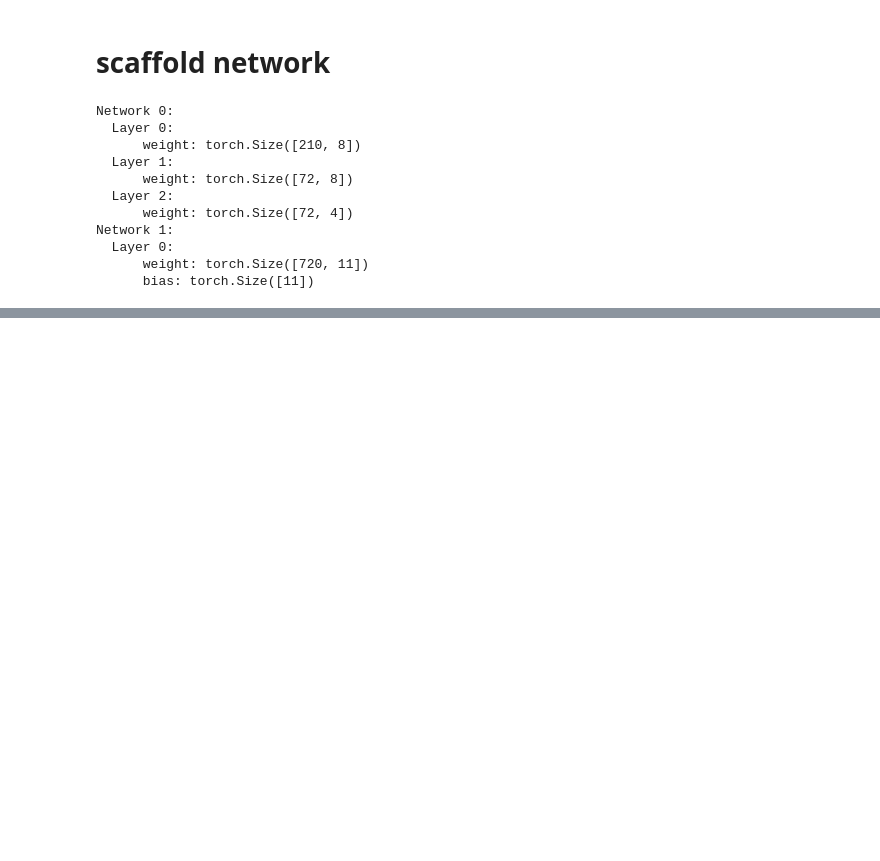
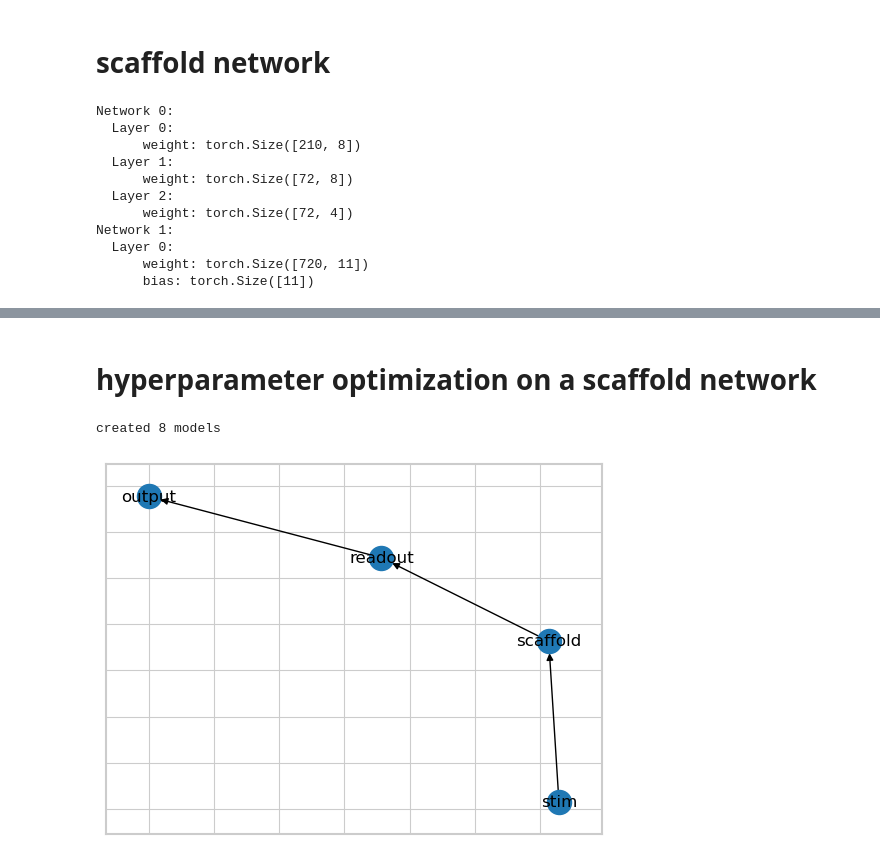
Before and after one commit to NeuroTheoryUMD/mattjac, a Jupyter notebook: v1/try_models.ipynb, the cells around one changed output, grey strips where cells are left out. Saved outputs shown, nothing was run; the diff lists cells and outputs as text; code cells hidden in the pictures; blank space fills up the shorter version.

Commit message:
Fixed up the experiment runner a little bit.
Fixed bug in Add.

```diff
--- a/v1/try_models.ipynb
+++ b/v1/try_models.ipynb
@@ -378,2 +354,0 @@ Done fitting
-# %%
-cnn.fit(data, **adam_pars)
@@ -392,0 +355,61 @@ Done fitting
+# %% [markdown]
+# hyperparameter optimization on a scaffold network
+# %%
+import experiment as exp
+import model_factory as mf
+import model as m
+reload(exp)
+
+conv_layer0 = m.ConvolutionalLayer(
+    norm_type=m.Norm.none,
+    NLtype=m.NL.relu,
+    bias=False,
+    initialize_center=True,
+    reg_vals=[
+        {'d2xt': 0.0001, 'center': None, 'bcs':{'d2xt':1} },
+        {'d2xt': 0.001, 'center': None, 'bcs':{'d2xt':1} }
+    ],
+    num_filters=8,
+    filter_dims=21,
+    window='hamming',
+    output_norm='batch',
+    num_inh=4
+)
+conv_layer1 = m.ConvolutionalLayer().like(conv_layer0)
+conv_layer1.params['num_filters'] = [8]
+conv_layer1.params['num_inh'] = [4]
+conv_layer1.params['filter_dims'] = [9]
+conv_layer2 = m.ConvolutionalLayer().like(conv_layer0)
+conv_layer2.params['num_filters'] = [4]
+conv_layer2.params['num_inh'] = [2]
+conv_layer2.params['filter_dims'] = [9]
+
+readout_layer0 = m.Layer(
+    norm_type=m.Norm.none,
+    NLtype=m.NL.softplus,
+    bias=True,
+    reg_vals=[
+        {'glocalx': 0.001}],
+    pos_constraint=True
+)
+
+inp_stim = m.Input(covariate='stim', input_dims=data.stim_dims)
+
+scaffold_net = m.Network(layers=[conv_layer0, conv_layer1, conv_layer2],
+                         network_type=m.NetworkType.scaffold,
+                         name='scaffold')
+readout_net = m.Network(layers=[readout_layer0],
+                        name='readout')
+output_11 = m.Output(num_neurons=data.NC)
+
+inp_stim.to(scaffold_net)
+scaffold_net.to(readout_net)
+readout_net.to(output_11)
+model_template = m.Model(output_11)
+
+created_models = mf.create_models(model_template, verbose=False)
+print('created', len(created_models), 'models')
+created_models[0].draw_network()
+# %% [output]
+created 8 models
+[figure, added]
```
Also changed, not shown: parts of 10 cells of this notebook, 4 other files.
